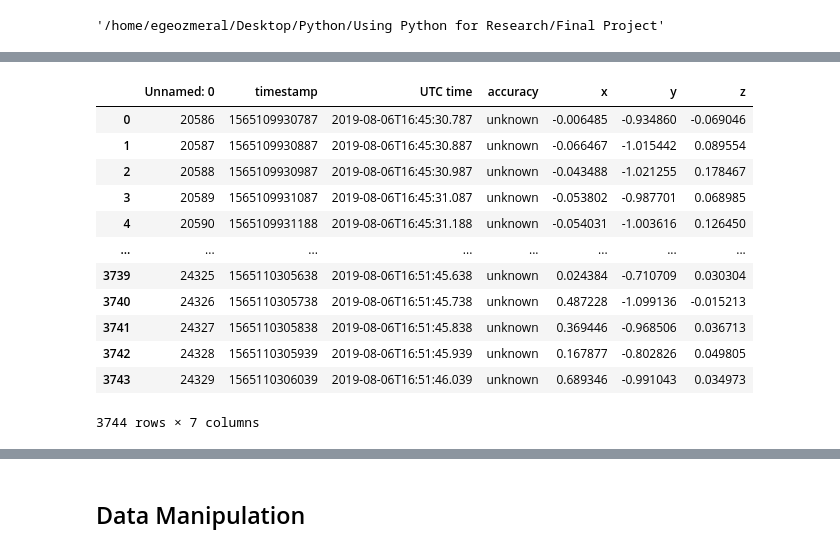
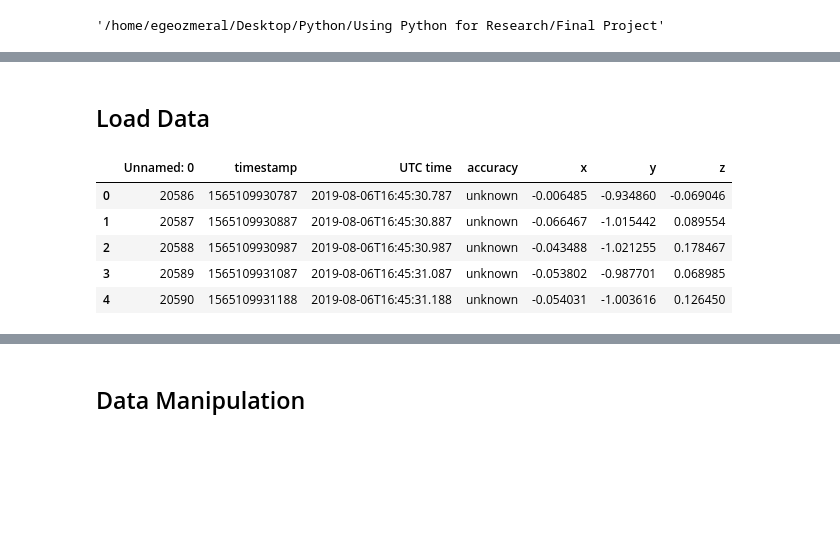
Before and after one commit to wittyphysicist/Final-Project-for-Using-Python-for-Research, a Jupyter notebook: Final Project for Using Python for Research.ipynb, the cells around one changed output, grey strips where cells are left out. Drawn from its saved outputs; the diff is of its cells as text; code cells hidden in the pictures; blank space fills up the shorter version.

```diff
--- a/Final Project for Using Python for Research.ipynb
+++ b/Final Project for Using Python for Research.ipynb
@@ -21,21 +21,16 @@ print(end - start)
+# %% [markdown]
+## Load Data
 # %%
 train_time_series = pd.read_csv("train_time_series.csv")
 
-train_time_series
+train_time_series.head()
 # %% [output]
 |  | Unnamed: 0 | timestamp | UTC time | accuracy | x | y | z |
 | 0 | 20586 | 1565109930787 | 2019-08-06T16:45:30.787 | unknown | -0.006485 | -0.934860 | -0.069046 |
 | 1 | 20587 | 1565109930887 | 2019-08-06T16:45:30.887 | unknown | -0.066467 | -1.015442 | 0.089554 |
 | 2 | 20588 | 1565109930987 | 2019-08-06T16:45:30.987 | unknown | -0.043488 | -1.021255 | 0.178467 |
 | 3 | 20589 | 1565109931087 | 2019-08-06T16:45:31.087 | unknown | -0.053802 | -0.987701 | 0.068985 |
 | 4 | 20590 | 1565109931188 | 2019-08-06T16:45:31.188 | unknown | -0.054031 | -1.003616 | 0.126450 |
-| ... | ... | ... | ... | ... | ... | ... | ... |
-| 3739 | 24325 | 1565110305638 | 2019-08-06T16:51:45.638 | unknown | 0.024384 | -0.710709 | 0.030304 |
-| 3740 | 24326 | 1565110305738 | 2019-08-06T16:51:45.738 | unknown | 0.487228 | -1.099136 | -0.015213 |
-| 3741 | 24327 | 1565110305838 | 2019-08-06T16:51:45.838 | unknown | 0.369446 | -0.968506 | 0.036713 |
-| 3742 | 24328 | 1565110305939 | 2019-08-06T16:51:45.939 | unknown | 0.167877 | -0.802826 | 0.049805 |
-| 3743 | 24329 | 1565110306039 | 2019-08-06T16:51:46.039 | unknown | 0.689346 | -0.991043 | 0.034973 |
-3744 rows × 7 columns
 # %%
 train_labels = pd.read_csv("train_labels.csv")
 
```
Also changed, not shown: parts of 22 cells of this notebook.
